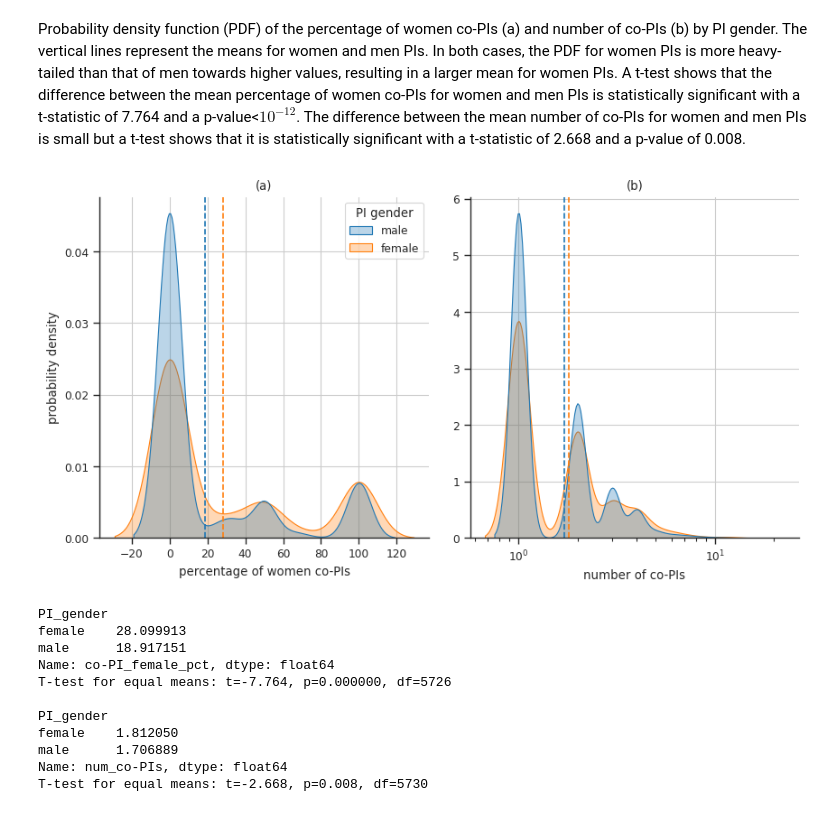
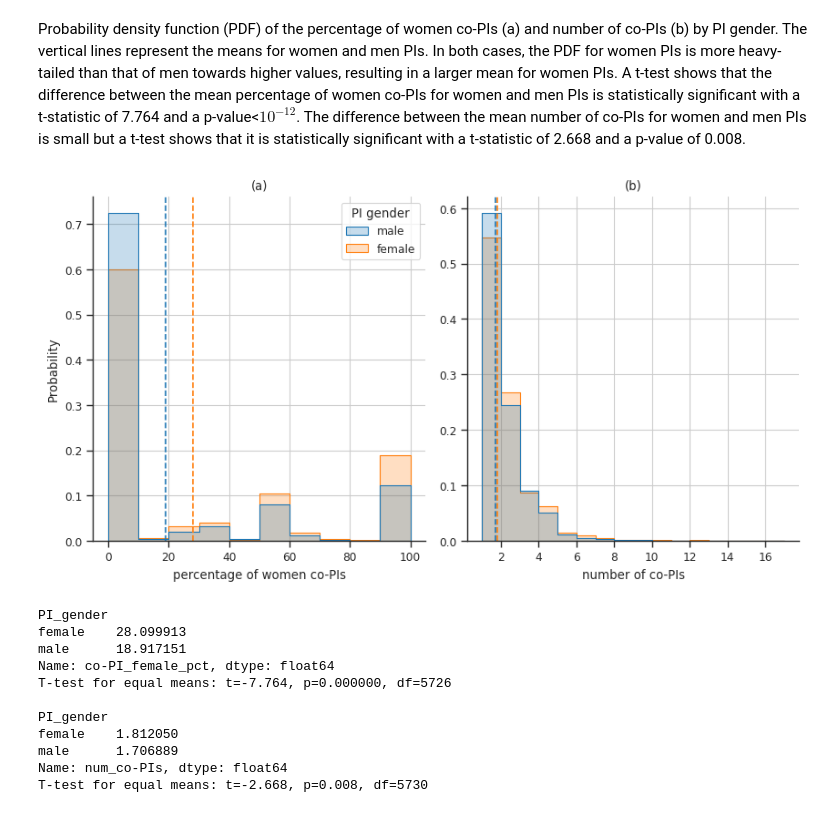
Before and after one commit to idlima/nsf-oce-gender, a Jupyter notebook: manuscript_figures.ipynb, the cells around one changed output. Saved outputs shown, nothing was run; the diff lists cells and outputs as text; code cells hidden in the pictures.

Commit message:
Revised manuscript figures

```diff
--- a/manuscript_figures.ipynb
+++ b/manuscript_figures.ipynb
@@ -615,27 +623,38 @@ Probability density function (PDF) of the percentage of women co-PIs (a) and num
 # %%
 df = awards[awards['co-PI_female_pct'].notna()]
 
 means_female_pct = df.groupby('PI_gender')['co-PI_female_pct'].mean()
 means_num_copi = df.groupby('PI_gender')['num_co-PIs'].mean()
 
+# fig, axs = plt.subplots(1, 2, figsize=(10,5))
+# fig.subplots_adjust(wspace=0.125)
+# _ = sns.kdeplot(data=df, x='co-PI_female_pct', hue='PI_gender', common_norm=False, alpha=0.3, fill=True, ax=axs[0])
+# _ = axs[0].legend_.set_title('PI gender')
+# _ = axs[0].set(xlabel='percentage of women co-PIs', ylabel='probability density', title='(a)')
+# _ = axs[0].axvline(means_female_pct['male'], c='C0', ls='--')
+# _ = axs[0].axvline(means_female_pct['female'], c='C1', ls='--')
+# _ = sns.kdeplot(data=df, x='num_co-PIs', hue='PI_gender', common_norm=False, alpha=0.3, fill=True, legend=False,
+#                 ax=axs[1], log_scale=True)
+# _ = axs[1].set(xlabel='number of co-PIs', ylabel='', title='(b)')
+# _ = axs[1].axvline(means_num_copi['male'], c='C0', ls='--')
+# _ = axs[1].axvline(means_num_copi['female'], c='C1', ls='--')
+
 fig, axs = plt.subplots(1, 2, figsize=(10,5))
 fig.subplots_adjust(wspace=0.125)
-_ = sns.kdeplot(data=df, x='co-PI_female_pct', hue='PI_gender', common_norm=False, alpha=0.3, fill=True, ax=axs[0])
+_ = sns.histplot(data=df, x='co-PI_female_pct', hue='PI_gender', bins=10, stat='probability', common_norm=False, element='step', ax=axs[0])
 _ = axs[0].legend_.set_title('PI gender')
-_ = axs[0].set(xlabel='percentage of women co-PIs', ylabel='probability density', title='(a)')
+_ = axs[0].set(xlabel='percentage of women co-PIs', title='(a)')
 _ = axs[0].axvline(means_female_pct['male'], c='C0', ls='--')
 _ = axs[0].axvline(means_female_pct['female'], c='C1', ls='--')
-
-_ = sns.kdeplot(data=df, x='num_co-PIs', hue='PI_gender', common_norm=False, alpha=0.3, fill=True, legend=False,
-                ax=axs[1], log_scale=True)
+_ = sns.histplot(data=df, x='num_co-PIs', hue='PI_gender', bins=16, stat='probability', common_norm=False, legend=False, element='step', ax=axs[1])
 _ = axs[1].set(xlabel='number of co-PIs', ylabel='', title='(b)')
 _ = axs[1].axvline(means_num_copi['male'], c='C0', ls='--')
 _ = axs[1].axvline(means_num_copi['female'], c='C1', ls='--')
 
 sns.despine(fig)
-fig.savefig('figures/copi_pct_kde.png',dpi=dpi,bbox_inches='tight')
+fig.savefig('figures/copi_pct_hist.png',dpi=dpi,bbox_inches='tight')
 # %% [output]
-[figure, old version]
+[figure, new version]
 # %%
 awards_with_copis = awards[awards['num_co-PIs'].notnull()]
 df_male = awards_with_copis[awards_with_copis.PI_gender=='male']
```
Also changed, not shown: parts of 5 cells of this notebook, 1 other file.
